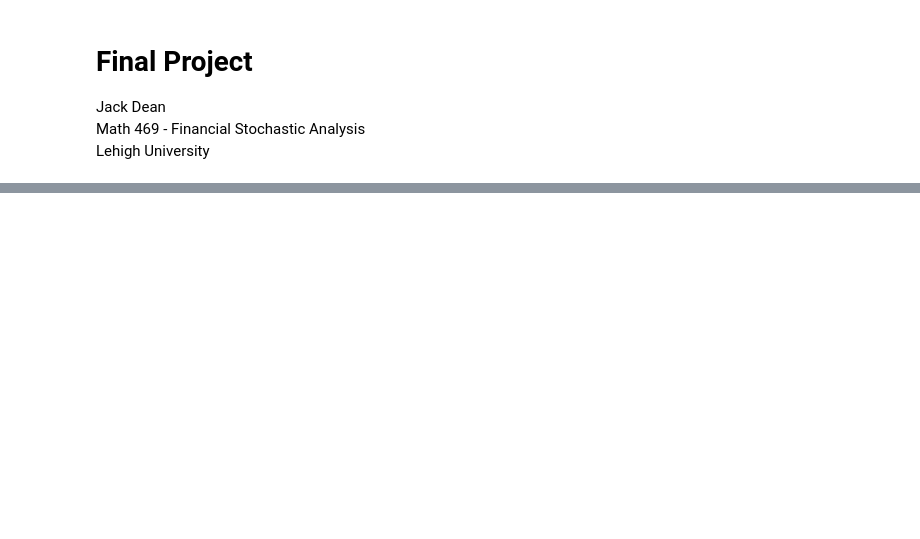
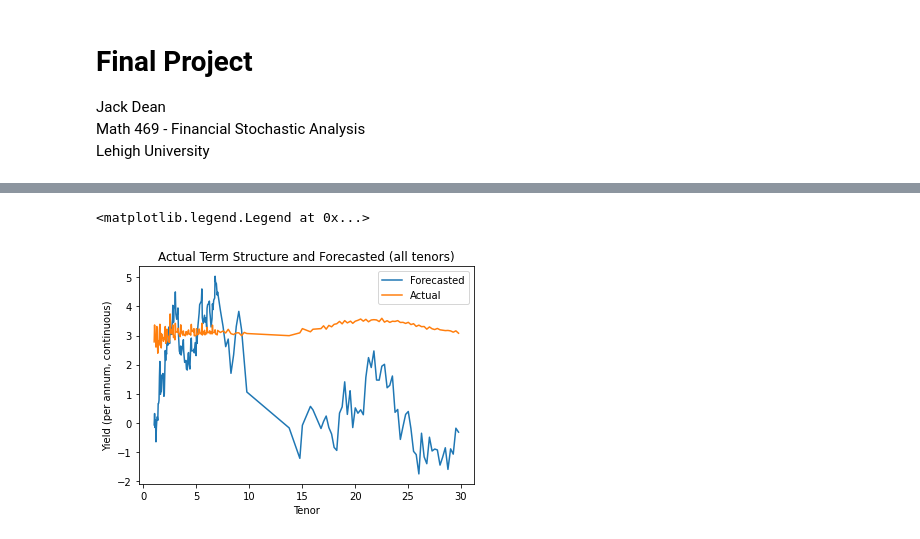
Before and after one commit to jdean53/GeneralWork, a Jupyter notebook: StoCal2/final_project.ipynb, the cells around one changed output, grey strips where cells are left out. Drawn from its saved outputs; the diff is of its cells as text; code cells hidden in the pictures; blank space fills up the shorter version.

```diff
--- a/StoCal2/final_project.ipynb
+++ b/StoCal2/final_project.ipynb
@@ -154,5 +74,0 @@ plt.plot(rates[0.1:5])
-# %%
-t = rates.index.to_numpy()
-rt = rates.to_numpy().squeeze()
-drt = rates.diff().to_numpy().squeeze()
-dwt = [np.diff(w_t[i]) for i in range(M)]
@@ -176,0 +144,13 @@ M
+# %%
+'''
+Plotted Theta and actual term structure - all tenors
+'''
+plt.plot(r_0*100 + theta_est[1:]*100)
+plt.plot(rates[1:]*100)
+plt.title('Actual Term Structure and Forecasted (all tenors)')
+plt.xlabel('Tenor')
+plt.ylabel('Yield (per annum, continuous)')
+plt.legend(['Forecasted','Actual'])
+# %% [output]
+<matplotlib.legend.Legend at 0x...>
+[figure, added]
```
Also changed, not shown: parts of 40 cells of this notebook, 1 other file.
